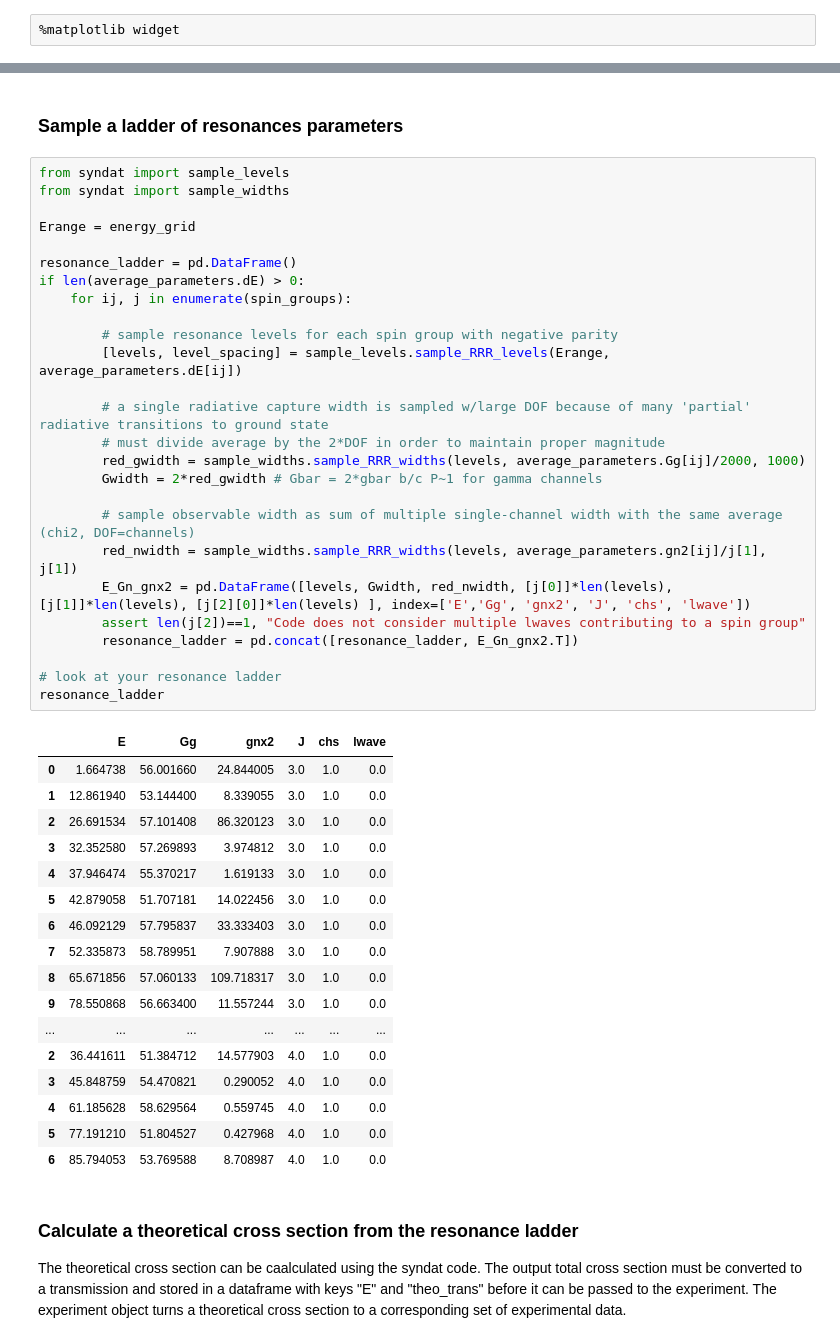
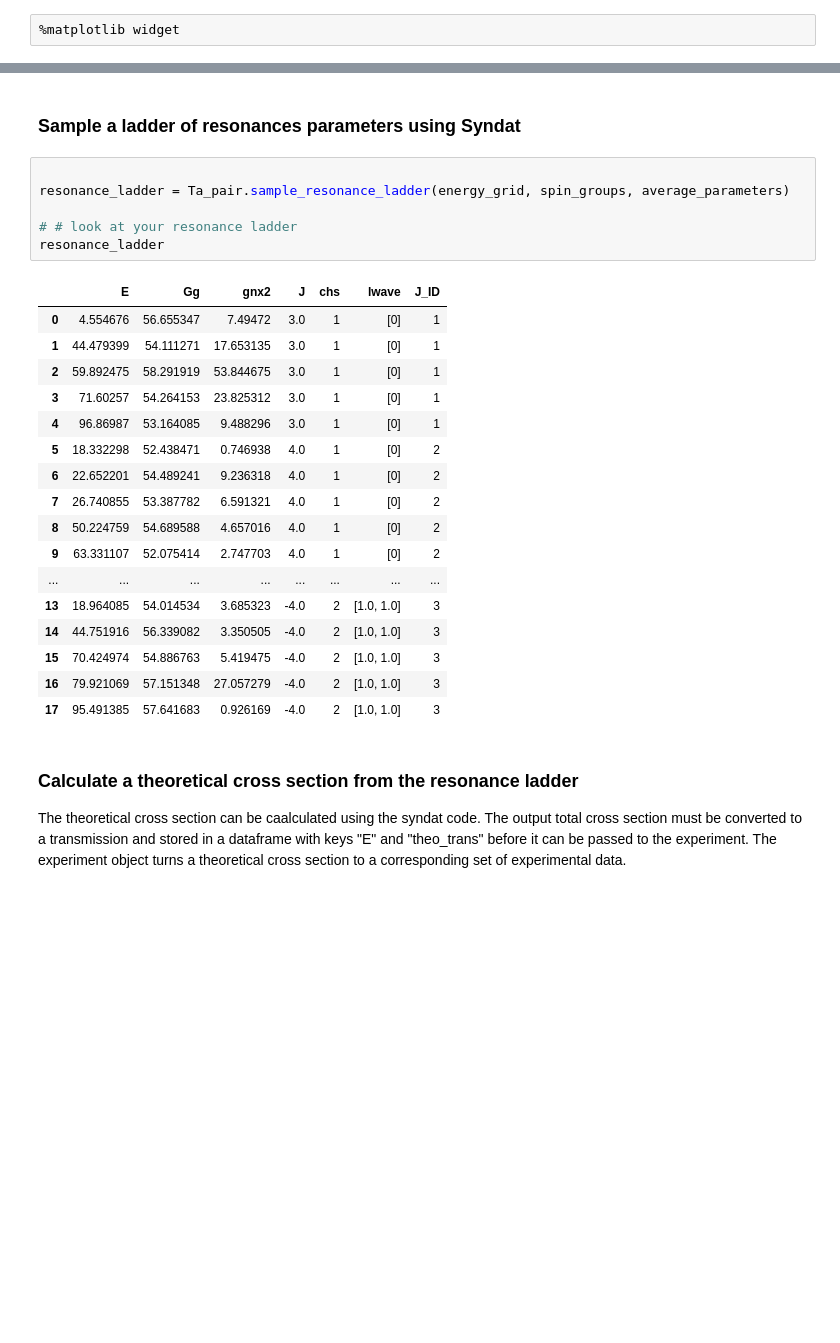
Before and after one commit to Naww137/Syndat, a Jupyter notebook: examples/GenerateData_UserExample.ipynb, the cells around one changed output, grey strips where cells are left out. Cells and saved outputs as stored; diff of their text form; blank space fills up the shorter version.

```diff
--- a/examples/GenerateData_UserExample.ipynb
+++ b/examples/GenerateData_UserExample.ipynb
@@ -59,49 +81,29 @@ average_parameters = pd.DataFrame({ 'dE'    :   [7.0, 15.0],
 # %% [markdown]
-### Sample a ladder of resonances parameters
+### Sample a ladder of resonances parameters using Syndat
-# %%
-from syndat import sample_levels
-from syndat import sample_widths
-
-Erange = energy_grid
-
-resonance_ladder = pd.DataFrame()
-if len(average_parameters.dE) > 0:
-    for ij, j in enumerate(spin_groups):
-
-        # sample resonance levels for each spin group with negative parity
-        [levels, level_spacing] = sample_levels.sample_RRR_levels(Erange, average_parameters.dE[ij])
-
-        # a single radiative capture width is sampled w/large DOF because of many 'partial' radiative transitions to ground state
-        # must divide average by the 2*DOF in order to maintain proper magnitude
-        red_gwidth = sample_widths.sample_RRR_widths(levels, average_parameters.Gg[ij]/2000, 1000)
-        Gwidth = 2*red_gwidth # Gbar = 2*gbar b/c P~1 for gamma channels
-
-        # sample observable width as sum of multiple single-channel width with the same average (chi2, DOF=channels)
-        red_nwidth = sample_widths.sample_RRR_widths(levels, average_parameters.gn2[ij]/j[1], j[1])
-        E_Gn_gnx2 = pd.DataFrame([levels, Gwidth, red_nwidth, [j[0]]*len(levels), [j[1]]*len(levels), [j[2][0]]*len(levels) ], index=['E','Gg', 'gnx2', 'J', 'chs', 'lwave'])
-        assert len(j[2])==1, "Code does not consider multiple lwaves contributing to a spin group"
-        resonance_ladder = pd.concat([resonance_ladder, E_Gn_gnx2.T])
-
-# look at your resonance ladder
-resonance_ladder
-# %% [output]
-|  | E | Gg | gnx2 | J | chs | lwave |
-| 0 | 1.664738 | 56.001660 | 24.844005 | 3.0 | 1.0 | 0.0 |
-| 1 | 12.861940 | 53.144400 | 8.339055 | 3.0 | 1.0 | 0.0 |
-| 2 | 26.691534 | 57.101408 | 86.320123 | 3.0 | 1.0 | 0.0 |
-| 3 | 32.352580 | 57.269893 | 3.974812 | 3.0 | 1.0 | 0.0 |
-| 4 | 37.946474 | 55.370217 | 1.619133 | 3.0 | 1.0 | 0.0 |
-| 5 | 42.879058 | 51.707181 | 14.022456 | 3.0 | 1.0 | 0.0 |
-| 6 | 46.092129 | 57.795837 | 33.333403 | 3.0 | 1.0 | 0.0 |
-| 7 | 52.335873 | 58.789951 | 7.907888 | 3.0 | 1.0 | 0.0 |
-| 8 | 65.671856 | 57.060133 | 109.718317 | 3.0 | 1.0 | 0.0 |
-| 9 | 78.550868 | 56.663400 | 11.557244 | 3.0 | 1.0 | 0.0 |
-| ... | ... | ... | ... | ... | ... | ... |
-| 2 | 36.441611 | 51.384712 | 14.577903 | 4.0 | 1.0 | 0.0 |
-| 3 | 45.848759 | 54.470821 | 0.290052 | 4.0 | 1.0 | 0.0 |
-| 4 | 61.185628 | 58.629564 | 0.559745 | 4.0 | 1.0 | 0.0 |
-| 5 | 77.191210 | 51.804527 | 0.427968 | 4.0 | 1.0 | 0.0 |
-| 6 | 85.794053 | 53.769588 | 8.708987 | 4.0 | 1.0 | 0.0 |
+# %%
+
+resonance_ladder = Ta_pair.sample_resonance_ladder(energy_grid, spin_groups, average_parameters)
+
+# # look at your resonance ladder
+resonance_ladder
+# %% [output]
+|  | E | Gg | gnx2 | J | chs | lwave | J_ID |
+| 0 | 4.554676 | 56.655347 | 7.49472 | 3.0 | 1 | [0] | 1 |
+| 1 | 44.479399 | 54.111271 | 17.653135 | 3.0 | 1 | [0] | 1 |
+| 2 | 59.892475 | 58.291919 | 53.844675 | 3.0 | 1 | [0] | 1 |
+| 3 | 71.60257 | 54.264153 | 23.825312 | 3.0 | 1 | [0] | 1 |
+| 4 | 96.86987 | 53.164085 | 9.488296 | 3.0 | 1 | [0] | 1 |
+| 5 | 18.332298 | 52.438471 | 0.746938 | 4.0 | 1 | [0] | 2 |
+| 6 | 22.652201 | 54.489241 | 9.236318 | 4.0 | 1 | [0] | 2 |
+| 7 | 26.740855 | 53.387782 | 6.591321 | 4.0 | 1 | [0] | 2 |
+| 8 | 50.224759 | 54.689588 | 4.657016 | 4.0 | 1 | [0] | 2 |
+| 9 | 63.331107 | 52.075414 | 2.747703 | 4.0 | 1 | [0] | 2 |
+| ... | ... | ... | ... | ... | ... | ... | ... |
+| 13 | 18.964085 | 54.014534 | 3.685323 | -4.0 | 2 | [1.0, 1.0] | 3 |
+| 14 | 44.751916 | 56.339082 | 3.350505 | -4.0 | 2 | [1.0, 1.0] | 3 |
+| 15 | 70.424974 | 54.886763 | 5.419475 | -4.0 | 2 | [1.0, 1.0] | 3 |
+| 16 | 79.921069 | 57.151348 | 27.057279 | -4.0 | 2 | [1.0, 1.0] | 3 |
+| 17 | 95.491385 | 57.641683 | 0.926169 | -4.0 | 2 | [1.0, 1.0] | 3 |
 # %% [markdown]
 ### Calculate a theoretical cross section from the resonance ladder
 
```
Also changed, not shown: parts of 14 cells of this notebook.
